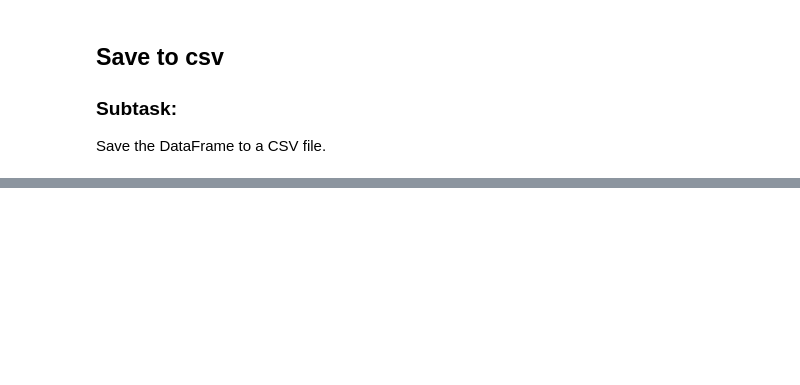
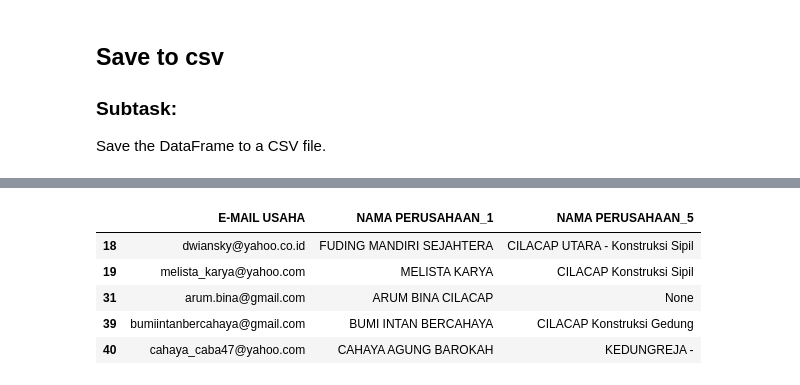
Before and after one commit to rjrizani/pdf_scraper, a Jupyter notebook: pdf_to_csv_konstruksi.ipynb, the cells around one changed output, grey strips where cells are left out. Drawn from its saved outputs; the diff is of its cells as text; code cells hidden in the pictures; blank space fills up the shorter version.

```diff
--- a/pdf_to_csv_konstruksi.ipynb
+++ b/pdf_to_csv_konstruksi.ipynb
@@ -229,0 +324,13 @@ df_extracted.to_csv('extracted_data.csv', index=False)
+# %%
+# Remove email addresses from the end of the 'NAMA PERUSAHAAN_5' column
+df_extracted['NAMA PERUSAHAAN_5'] = df_extracted['NAMA PERUSAHAAN_5'].str.replace(r'\s*[a-zA-Z0-9._%+-]+@[a-zA-Z0-9.-]+\.[a-zA-Z]{2,}$', '', regex=True)
+
+# Display the updated DataFrame
+display(df_extracted.head())
+# %% [output]
+|  | E-MAIL USAHA | NAMA PERUSAHAAN_1 | NAMA PERUSAHAAN_5 |
+| 18 | dwiansky@yahoo.co.id | FUDING MANDIRI SEJAHTERA | CILACAP UTARA - Konstruksi Sipil |
+| 19 | melista_karya@yahoo.com | MELISTA KARYA | CILACAP Konstruksi Sipil |
+| 31 | arum.bina@gmail.com | ARUM BINA CILACAP | None |
+| 39 | bumiintanbercahaya@gmail.com | BUMI INTAN BERCAHAYA | CILACAP Konstruksi Gedung |
+| 40 | cahaya_caba47@yahoo.com | CAHAYA AGUNG BAROKAH | KEDUNGREJA - |
```
Also changed, not shown: parts of 19 cells of this notebook.
